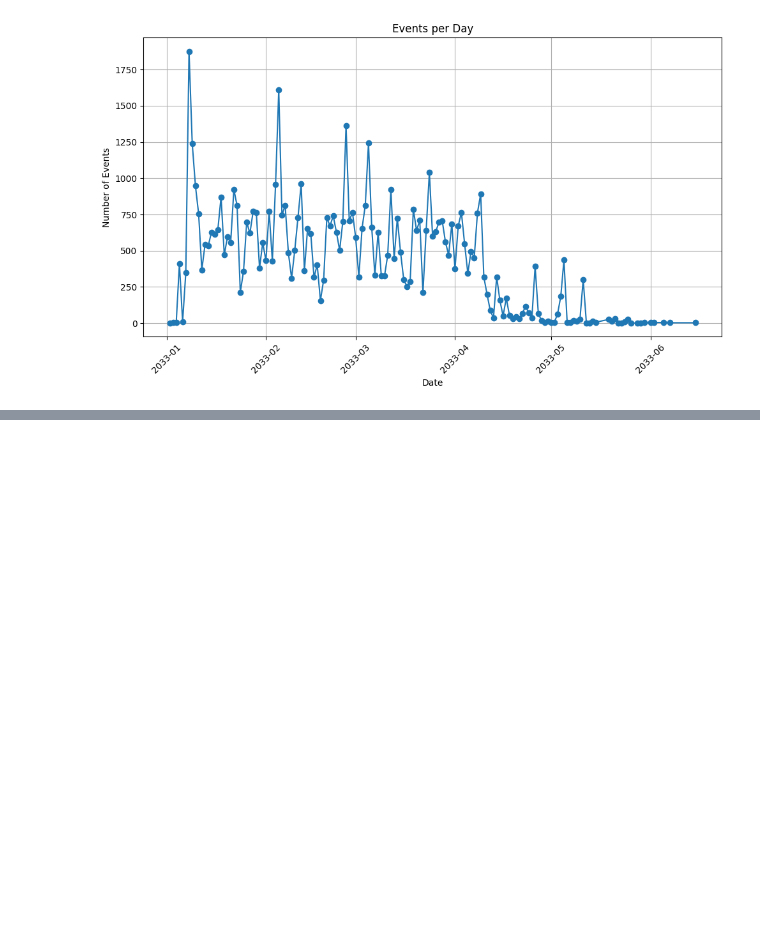
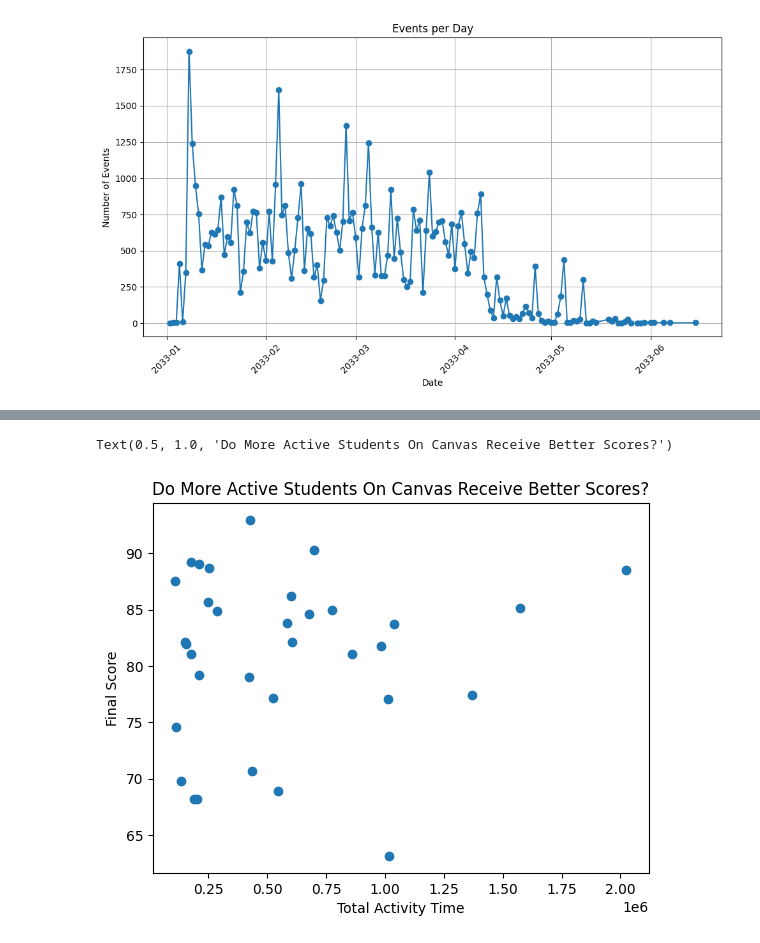
Before and after one commit to UBC-LA-Hackathon/hack-la-2023, a Jupyter notebook: Red Hats/starter.ipynb, the cells around one changed output, grey strips where cells are left out. Drawn from its saved outputs; the diff is of its cells as text; code cells hidden in the pictures; blank space fills up the shorter version.

```diff
--- a/Red Hats/starter.ipynb
+++ b/Red Hats/starter.ipynb
@@ -229,0 +95,19 @@ X = df
+# %%
+gradebook['Student'] = gradebook['Student'].str[8:].astype(int)
+gradebook = gradebook.sort_values(by = 'Student')
+gradebook = gradebook.reset_index()
+enrollments['user_id'] = enrollments['user_id'].str[8:].astype(int)
+enrollments = enrollments.sort_values(by = 'user_id')
+enrollments = enrollments.reset_index()
+gradebook = gradebook.assign(total_activity_time = enrollments["total_activity_time"])
+gradebook = gradebook.fillna(0)
+gradebook = gradebook.apply(lambda x: pd.to_numeric(x, errors= 'coerce'))
+gradebook['Final Score'] = (((gradebook['Current Score'] / 100) * 90) + gradebook['Participation grade: Formative (not included in final grade) (5965e0b0c712861d0efdd9be54572114)'])
+
+plt.scatter(gradebook["total_activity_time"].astype(int), gradebook["Final Score"].astype(float))
+plt.xlabel("Total Activity Time")
+plt.ylabel("Final Score")
+plt.title("Do More Active Students On Canvas Receive Better Scores?")
+# %% [output]
+Text(0.5, 1.0, 'Do More Active Students On Canvas Receive Better Scores?')
+[figure, added]
```
Also changed, not shown: parts of 19 cells of this notebook.
